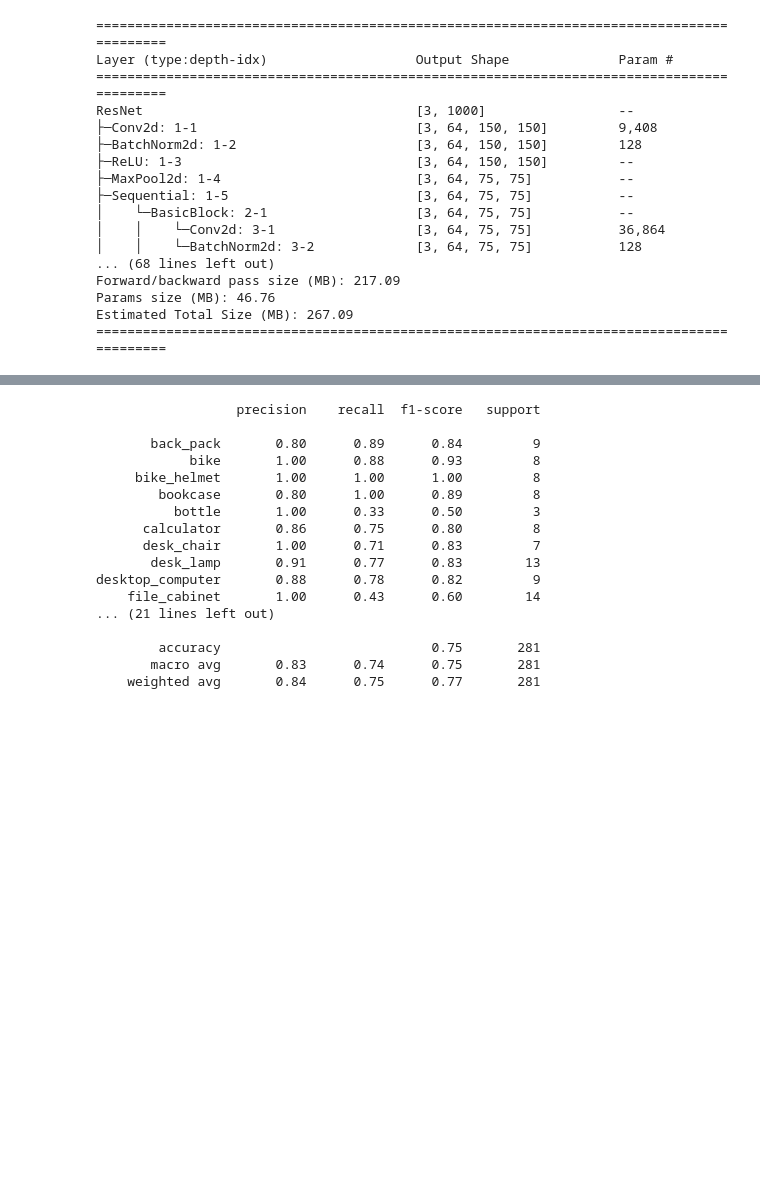
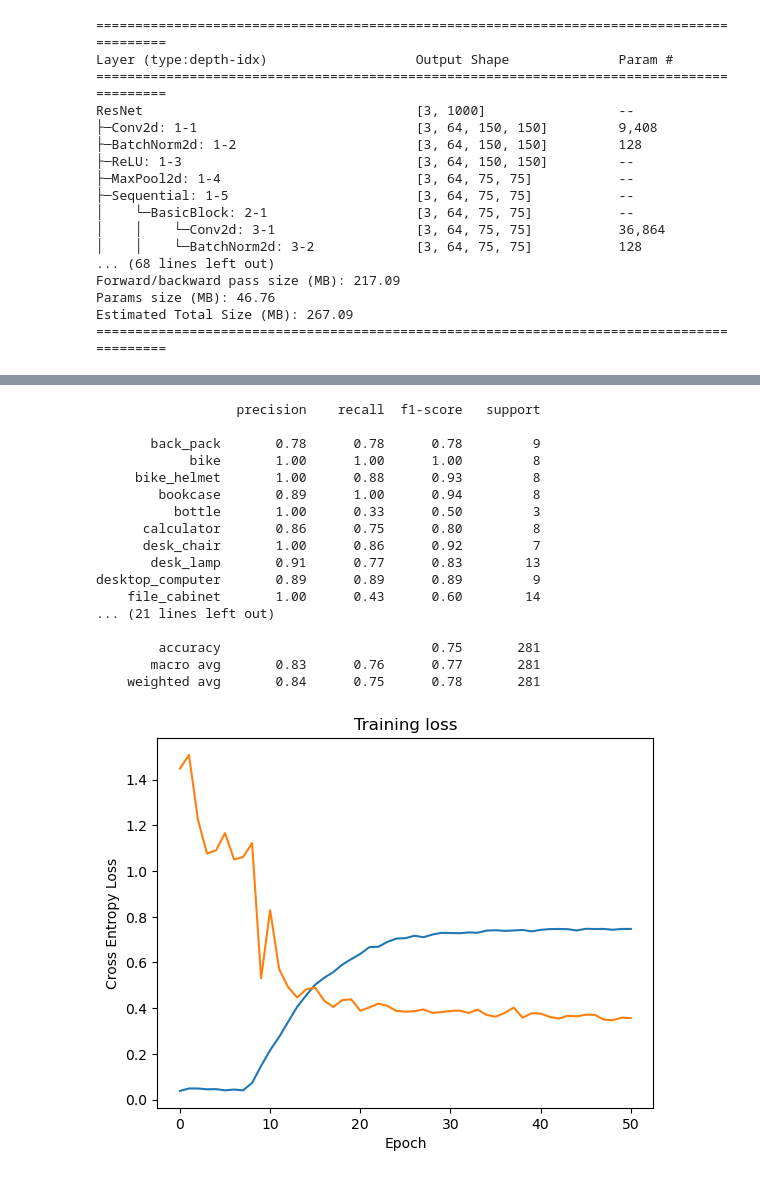
Before and after one commit to dimits-ts/deep_vision_domain_adaptation, a Jupyter notebook: domain_adaptation.ipynb, the cells around one changed output, grey strips where cells are left out. Cells and saved outputs as stored; diff of their text form; code cells hidden in the pictures; blank space fills up the shorter version.

Commit message:
Add training plots

```diff
--- a/domain_adaptation.ipynb
+++ b/domain_adaptation.ipynb
@@ -103,7 +105,7 @@ output_path = os.path.join(OUTPUT_DIR, SOURCE_DATASET)
 model = torch.hub.load(
     "pytorch/vision:v0.10.0", "resnet18", weights="DEFAULT"
 ).to(device)
-model = try_load_weights(model, os.path.join(output_path, "model.pt"))
+model = try_load_weights(model, os.path.join(output_path, "model.pt")).to(device)
 
 torchinfo.summary(model, input_size=(BATCH_SIZE, 3, 300, 300))
 # %% [output]
@@ -132,17 +134,22 @@ optimizer_ft = optim.Adam(model.parameters(), lr=0.0005)
 exp_lr_scheduler = optim.lr_scheduler.StepLR(optimizer_ft, step_size=100000, gamma=0.05)
 previous_history = try_load_history(os.path.join(output_path, "history.pickle"))
 
-model, history = tasks.torch_train_eval.train_model(
-    model,
-    criterion,
-    optimizer_ft,
-    exp_lr_scheduler,
-    device,
-    source_train_loader,
-    source_val_loader,
-    output_dir=output_path,
-    num_epochs=200,
-    patience=12,
-    warmup_period=100,
-    previous_history=previous_history
-)
+train = False
+
+if train:
+    model, history = tasks.torch_train_eval.train_model(
+        model,
+        criterion,
+        optimizer_ft,
+        exp_lr_scheduler,
+        device,
+        source_train_loader,
+        source_val_loader,
+        output_dir=output_path,
+        num_epochs=200,
+        patience=12,
+        warmup_period=100,
+        previous_history=previous_history
+    )
+else:
+    history = previous_history
@@ -209,18 +168,27 @@ print(
 # %% [output]
                   precision    recall  f1-score   support
 
-       back_pack       0.80      0.89      0.84         9
-            bike       1.00      0.88      0.93         8
-     bike_helmet       1.00      1.00      1.00         8
-        bookcase       0.80      1.00      0.89         8
+       back_pack       0.78      0.78      0.78         9
+            bike       1.00      1.00      1.00         8
+     bike_helmet       1.00      0.88      0.93         8
+        bookcase       0.89      1.00      0.94         8
           bottle       1.00      0.33      0.50         3
       calculator       0.86      0.75      0.80         8
-      desk_chair       1.00      0.71      0.83         7
+      desk_chair       1.00      0.86      0.92         7
        desk_lamp       0.91      0.77      0.83        13
-desktop_computer       0.88      0.78      0.82         9
+desktop_computer       0.89      0.89      0.89         9
     file_cabinet       1.00      0.43      0.60        14
 ... (21 lines left out)
 
         accuracy                           0.75       281
-       macro avg       0.83      0.74      0.75       281
-    weighted avg       0.84      0.75      0.77       281
+       macro avg       0.83      0.76      0.77       281
+    weighted avg       0.84      0.75      0.78       281
+# %%
+plt.plot(np.array(range(len(history["train_loss"]))), history["train_loss"])
+plt.plot(np.array(range(len(history["val_loss"]))), history["val_loss"])
+plt.xlabel("Epoch")
+plt.ylabel("Cross Entropy Loss")
+plt.title("Training loss")
+plt.show()
+# %% [output]
+[figure, added]
```
Also changed, not shown: parts of 4 cells of this notebook.
